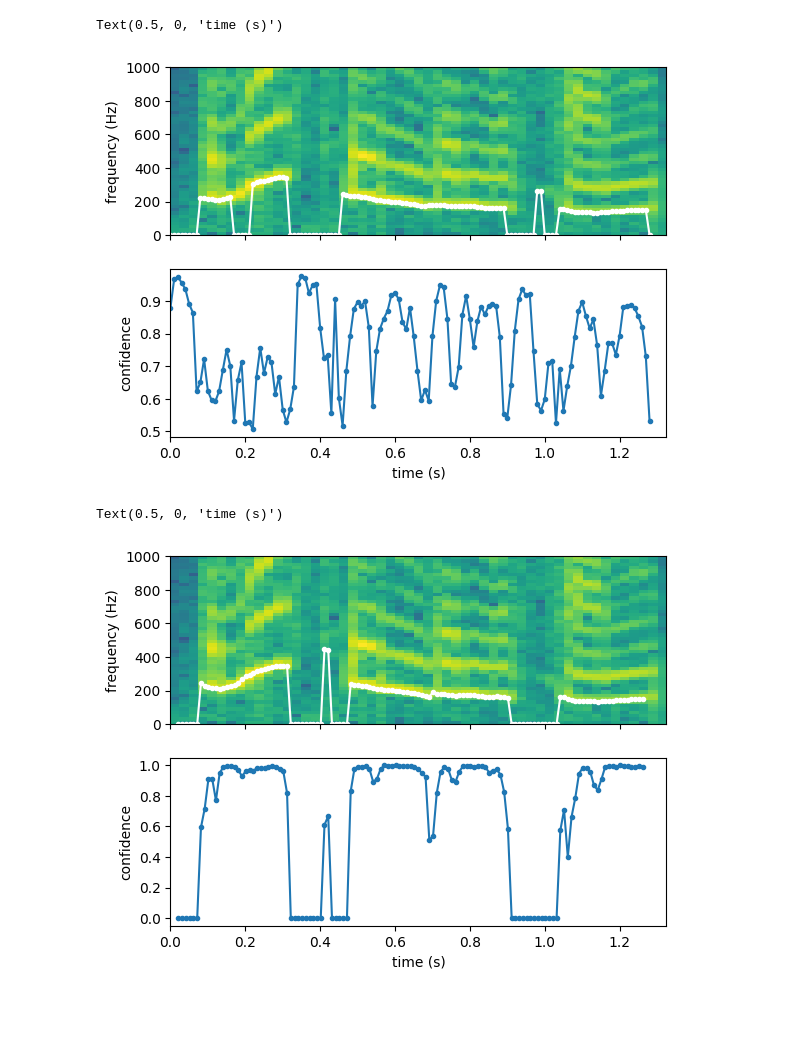
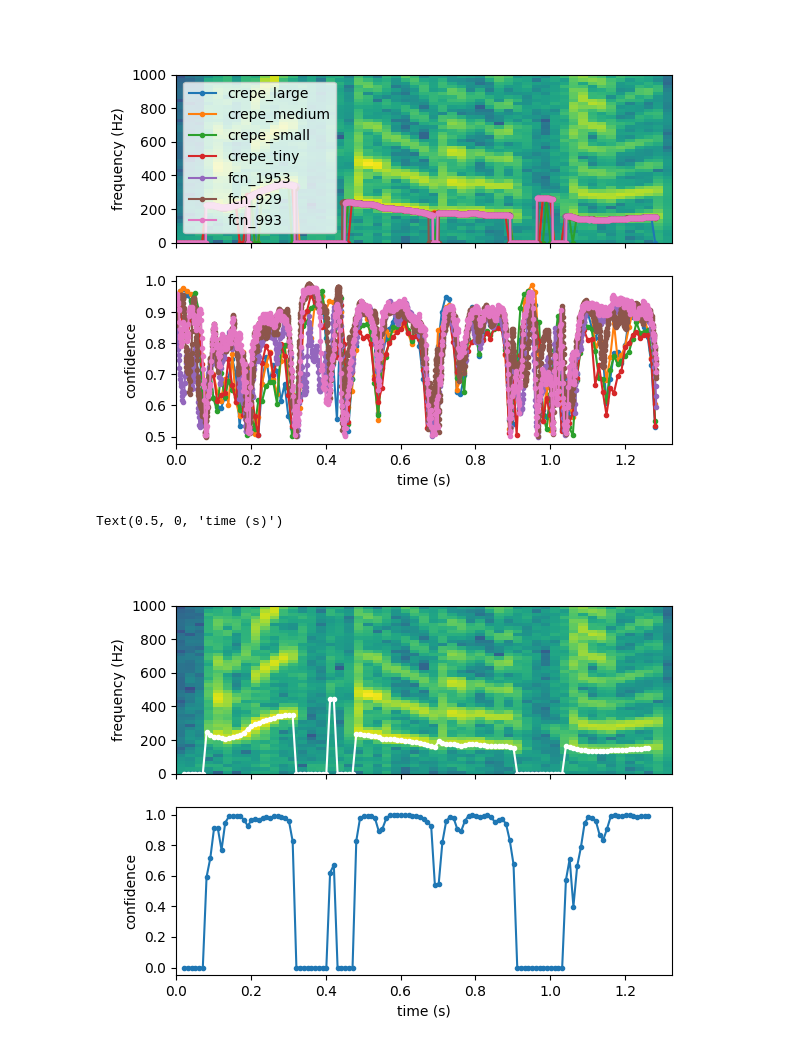
Before and after one commit to tikuma-lsuhsc/python-ml-pitch-models, a Jupyter notebook: examples/comparison.ipynb, the cells around one changed output. Saved outputs shown, nothing was run; the diff lists cells and outputs as text; code cells hidden in the pictures; blank space fills up the shorter version.

```diff
--- a/examples/comparison.ipynb
+++ b/examples/comparison.ipynb
@@ -1,4 +1,6 @@
 # %%
+%matplotlib widget
+
 import ffmpegio as ff
 import numpy as np
 
@@ -7,8 +9,11 @@ from matplotlib import pyplot as plt
 
 
 audiofile = "the_north_wind_and_the_sun.wav"
-fs, x = ff.audio.read(audiofile, ac=1, ar=16000, sample_fmt="flt")
-x = x[:, 0]
+data = {fs: x[:,0] for fs,x in (ff.audio.read(audiofile, ac=1, ar=fs, sample_fmt="flt" ) for fs in (8000,16000))}
+
+fs = 8000
+x = data[fs]
+
 nb_samples = len(x)
 t = np.arange(nb_samples) / fs
 
@@ -28,0 +34,9 @@ _ = plt.ylabel("frequency (Hz)")
+# %%
+# import conf_cuda
+import ml_pitch_models as mlf0
+
+models = {model: mlf0.load_model(model, return_f0=True) for model in mlf0.available_models()}
+
+results = {
+    name: model.predict(data[model.fs], model.fs) for name, model in models.items()
+}
@@ -29,17 +51,15 @@ _ = plt.ylabel("frequency (Hz)")
 # %%
-import conf_cuda
-import ml_pitch_models
-
-t_f0, f0, conf = ml_pitch_models.predict(x, fs, "crepe_large")
-
 plt.subplots(2, 1, sharex=True)
 plt.subplot(2, 1, 1)
 plt.imshow(Sxx_dB, extent=SFT.extent(nb_samples), aspect="auto", origin="lower")
-plt.plot(t_f0, f0, ".-w")
+for model, res in results.items():
+    plt.plot(*res[:2], ".-", label=model)
 plt.ylabel("frequency (Hz)")
 plt.ylim([0, 1000])
+plt.legend()
 plt.subplot(2, 1, 2)
-plt.plot(t_f0, conf, ".-")
+for model, res in results.items():
+    plt.plot(res[0], res[-1], ".-", label=model)
 plt.ylabel("confidence")
 plt.xlabel("time (s)")
 # %% [output]
@@ -54,5 +67,4 @@ Skipping registering GPU devices...
-Text(0.5, 0, 'time (s)')
-[figure, old version]
+[figure, new version]
 # %%
 import parselmouth as pm
 
@@ -71,7 +83,7 @@ plt.ylabel("confidence")
 plt.xlabel("time (s)")
 # %% [output]
 Text(0.5, 0, 'time (s)')
-[figure, old version]
+[figure, new version]
 # %%
 import librosa
 
```
Also changed, not shown: parts of 4 cells of this notebook, 2 other files.
